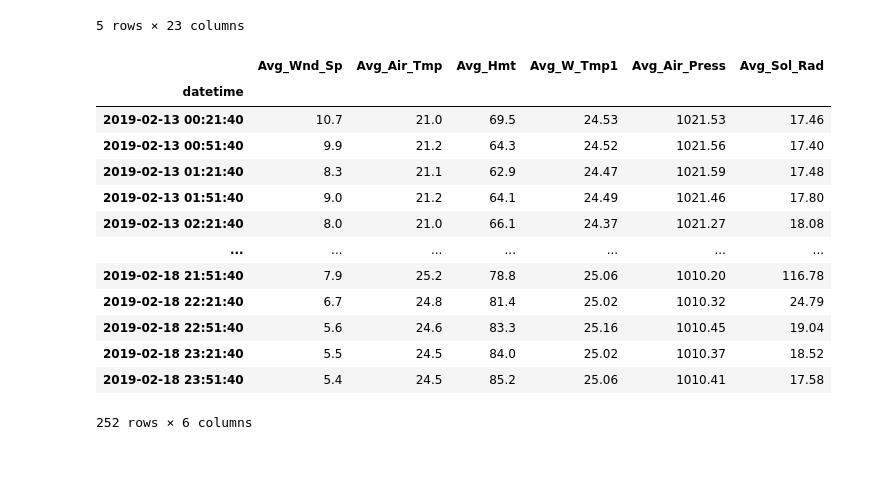
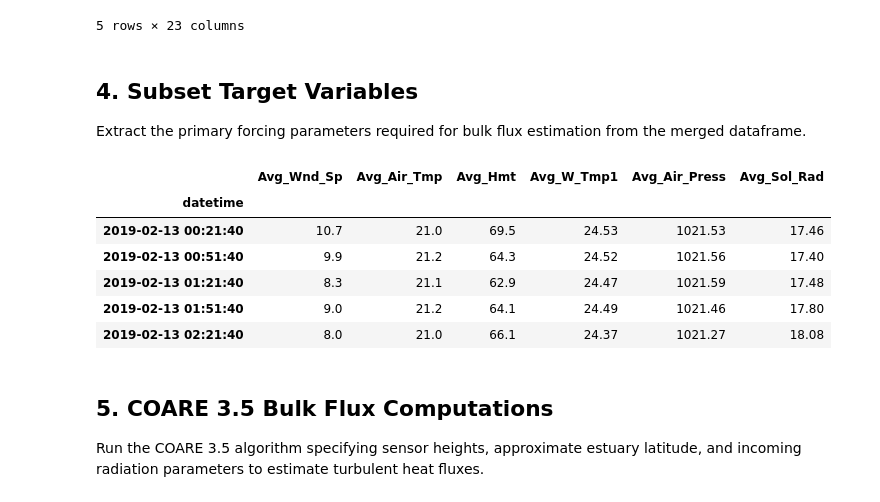
Before and after one commit to cryohydromettools/cryoextremes-practicals, a Jupyter notebook: 6_Patos_Lagoon _estuary_bouy.ipynb, the cells around one changed output. Saved outputs shown, nothing was run; the diff lists cells and outputs as text; code cells hidden in the pictures; blank space fills up the shorter version.

```diff
--- a/6_Patos_Lagoon _estuary_bouy.ipynb
+++ b/6_Patos_Lagoon _estuary_bouy.ipynb
@@ -46,25 +63,25 @@ Merged columns: Index(['YEAR_x', 'MONTH_x', 'DAY_x', 'HOUR_x', 'MINUTE_x', 'SECO
 | 2019-02-13 01:51:40 | 2019 | 2 | 13 | 1 | 51 | 40 | 1021.46 | 11.1 | 9.0 | 14.2 | ... |
 | 2019-02-13 02:21:40 | 2019 | 2 | 13 | 2 | 21 | 40 | 1021.27 | 9.7 | 8.0 | 14.5 | ... |
 5 rows × 23 columns
+# %% [markdown]
+## 4. Subset Target Variables
+Extract the primary forcing parameters required for bulk flux estimation from the merged dataframe.
 # %%
+# Select necessary variables for air-water exchange analysis
 vars_sel = ['Avg_Wnd_Sp', 'Avg_Air_Tmp', 'Avg_Hmt', 'Avg_W_Tmp1', 'Avg_Air_Press', 'Avg_Sol_Rad']
-df_sel = df_merged[vars_sel]
-df_sel
+df_sel = df_merged[vars_sel].copy()
+df_sel.head()
 # %% [output]
 |  | Avg_Wnd_Sp | Avg_Air_Tmp | Avg_Hmt | Avg_W_Tmp1 | Avg_Air_Press | Avg_Sol_Rad |
 | datetime |  |  |  |  |  |  |
 | 2019-02-13 00:21:40 | 10.7 | 21.0 | 69.5 | 24.53 | 1021.53 | 17.46 |
 | 2019-02-13 00:51:40 | 9.9 | 21.2 | 64.3 | 24.52 | 1021.56 | 17.40 |
 | 2019-02-13 01:21:40 | 8.3 | 21.1 | 62.9 | 24.47 | 1021.59 | 17.48 |
 | 2019-02-13 01:51:40 | 9.0 | 21.2 | 64.1 | 24.49 | 1021.46 | 17.80 |
 | 2019-02-13 02:21:40 | 8.0 | 21.0 | 66.1 | 24.37 | 1021.27 | 18.08 |
-| ... | ... | ... | ... | ... | ... | ... |
-| 2019-02-18 21:51:40 | 7.9 | 25.2 | 78.8 | 25.06 | 1010.20 | 116.78 |
-| 2019-02-18 22:21:40 | 6.7 | 24.8 | 81.4 | 25.02 | 1010.32 | 24.79 |
-| 2019-02-18 22:51:40 | 5.6 | 24.6 | 83.3 | 25.16 | 1010.45 | 19.04 |
-| 2019-02-18 23:21:40 | 5.5 | 24.5 | 84.0 | 25.02 | 1010.37 | 18.52 |
-| 2019-02-18 23:51:40 | 5.4 | 24.5 | 85.2 | 25.06 | 1010.41 | 17.58 |
-252 rows × 6 columns
+# %% [markdown]
+## 5. COARE 3.5 Bulk Flux Computations
+Run the COARE 3.5 algorithm specifying sensor heights, approximate estuary latitude, and incoming radiation parameters to estimate turbulent heat fluxes.
 # %%
 # Compute turbulent fluxes using COARE 3.5 algorithm
 A = coare35vn(
```
Also changed, not shown: parts of 9 cells of this notebook.
